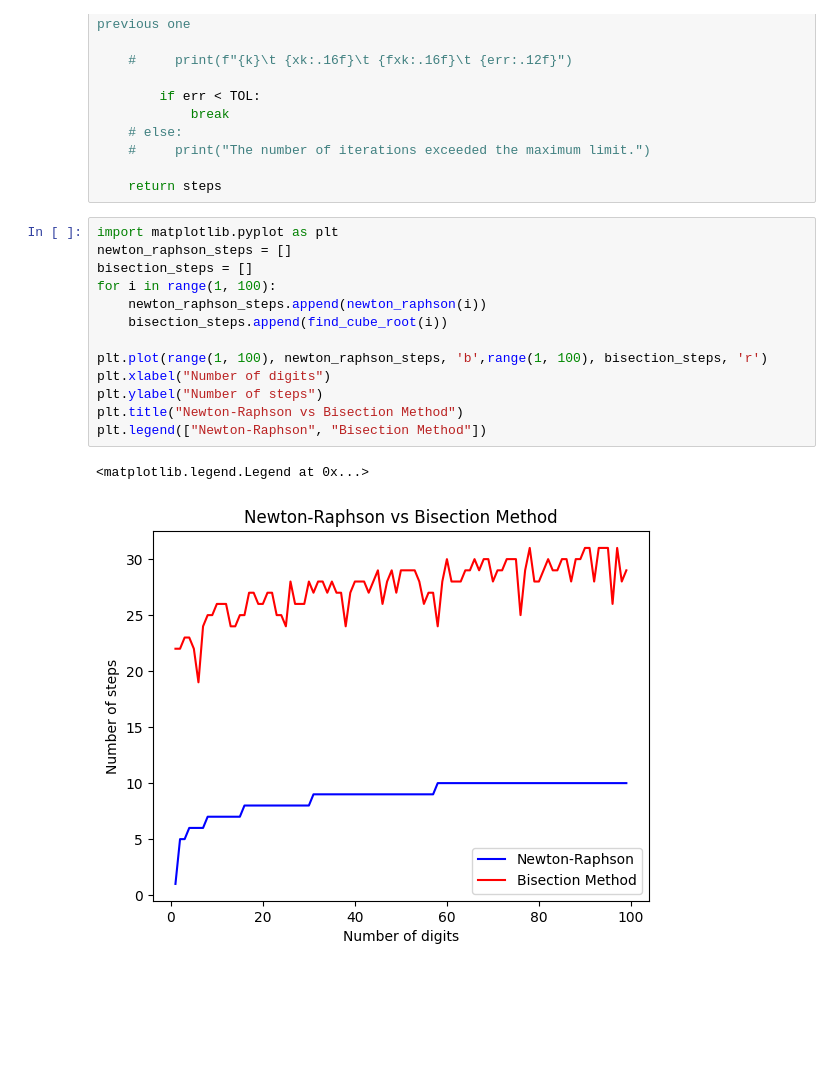
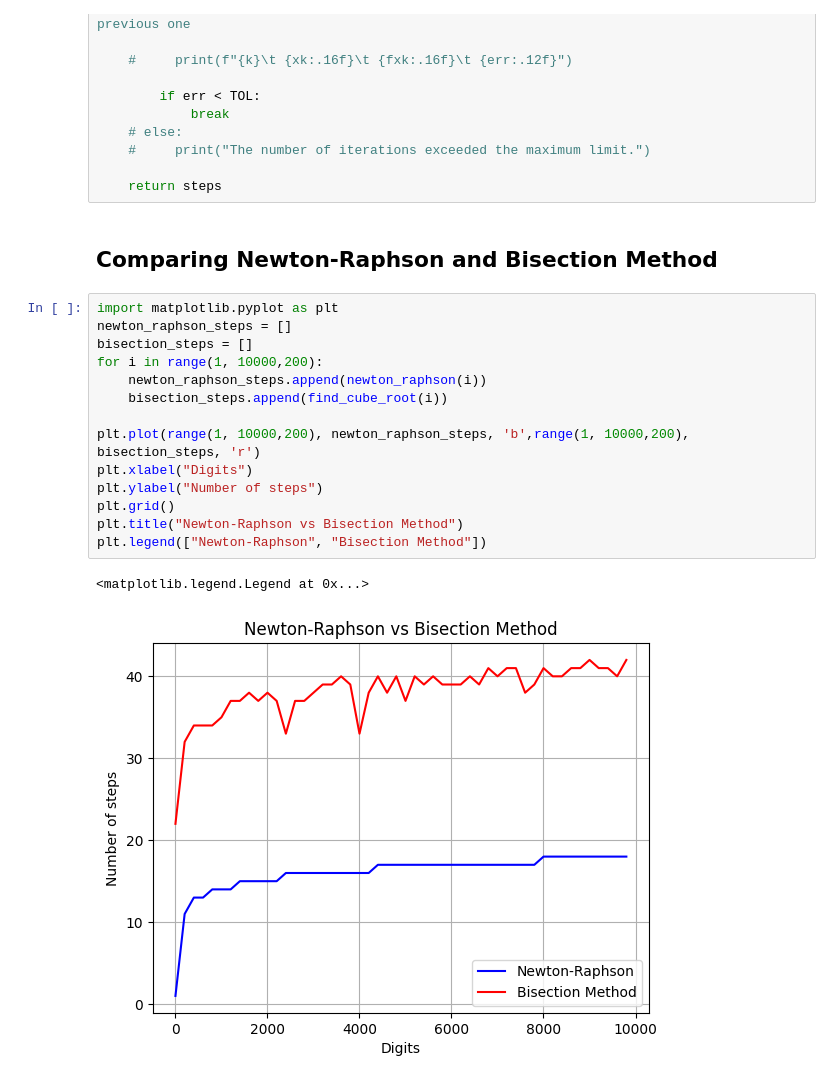
Before and after one commit to Xpektra7/200-days-of-code, a Jupyter notebook: 200_days_of_code/Day_14/day014.ipynb, the cells around one changed output. Drawn from its saved outputs; the diff is of its cells as text; blank space fills up the shorter version.

```diff
--- a/200_days_of_code/Day_14/day014.ipynb
+++ b/200_days_of_code/Day_14/day014.ipynb
@@ -65,19 +65,22 @@ def newton_raphson(d):
     #     print("The number of iterations exceeded the maximum limit.")
 
     return steps
+# %% [markdown]
+## Comparing Newton-Raphson and Bisection Method
 # %%
 import matplotlib.pyplot as plt
 newton_raphson_steps = []
 bisection_steps = []
-for i in range(1, 100):
+for i in range(1, 10000,200):
     newton_raphson_steps.append(newton_raphson(i))
     bisection_steps.append(find_cube_root(i))
 
-plt.plot(range(1, 100), newton_raphson_steps, 'b',range(1, 100), bisection_steps, 'r')
-plt.xlabel("Number of digits")
+plt.plot(range(1, 10000,200), newton_raphson_steps, 'b',range(1, 10000,200), bisection_steps, 'r')
+plt.xlabel("Digits")
 plt.ylabel("Number of steps")
+plt.grid()
 plt.title("Newton-Raphson vs Bisection Method")
 plt.legend(["Newton-Raphson", "Bisection Method"])
 # %% [output]
 <matplotlib.legend.Legend at 0x...>
-[figure, old version]
+[figure, new version]
```
